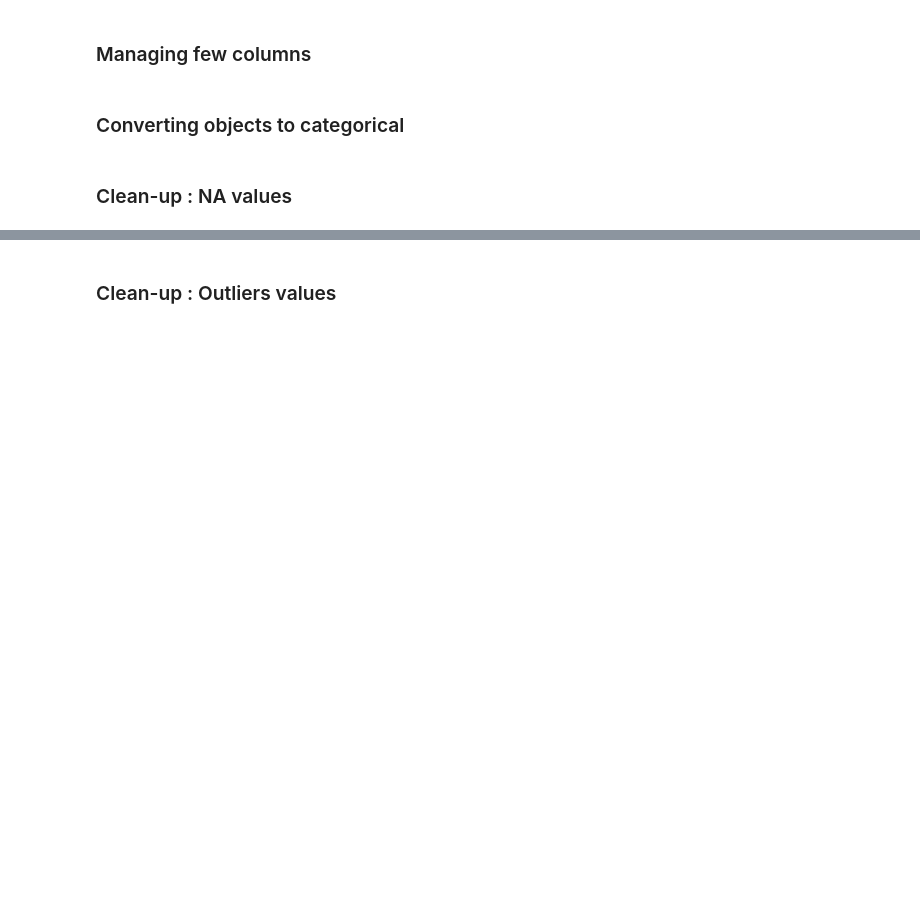
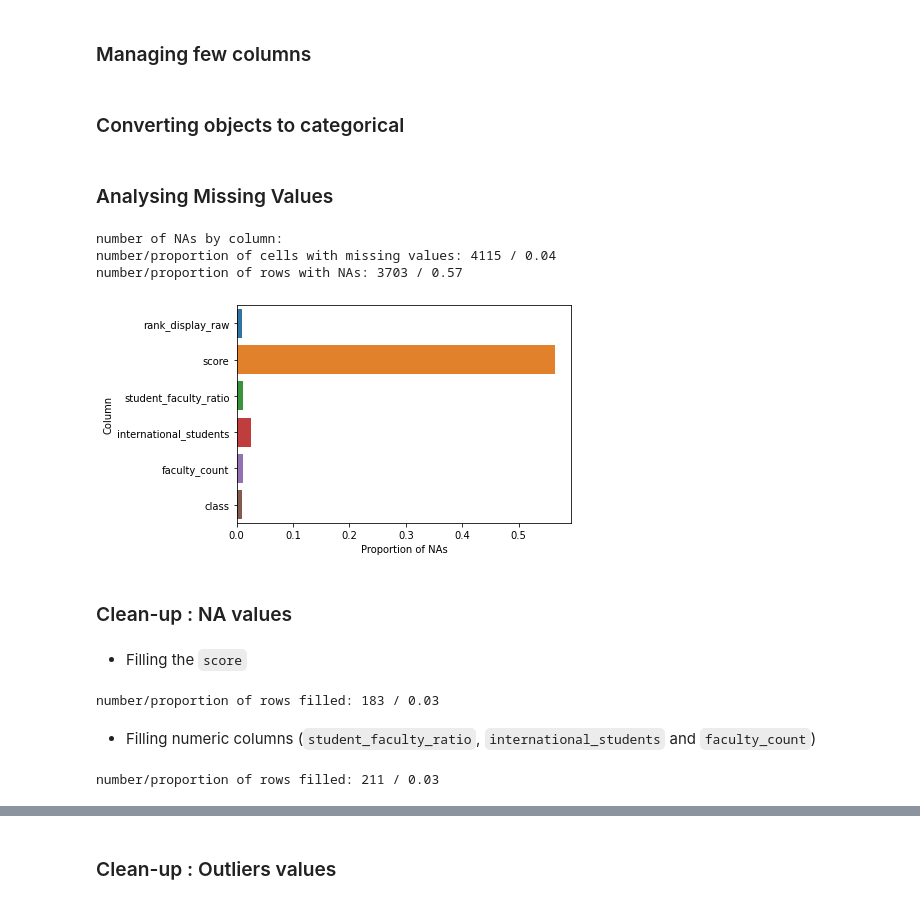
Before and after one commit to Gurleenp/IFT870, a Jupyter notebook: Projet/cleaning.ipynb, the cells around one changed output, grey strips where cells are left out. Cells and saved outputs as stored; diff of their text form; code cells hidden in the pictures; blank space fills up the shorter version.

```diff
--- a/Projet/cleaning.ipynb
+++ b/Projet/cleaning.ipynb
@@ -143,8 +122,39 @@ for col in data.columns:
         data[col] = data[col].str.lower()
         data[col] = data[col].astype('category')
         data[col] = data[col].cat.codes + 1
+# %% [markdown]
+### Analysing Missing Values
+# %%
+total_init_nas = data.isna().sum().sum()
+
+print("number of NAs by column: ")
+nas_by_cols = data.isna().sum()[data.isna().sum() > 0]
+nas_by_cols = pd.DataFrame({"Column": nas_by_cols.index, "Number of NAs": nas_by_cols})
+nas_by_cols["Proportion of NAs"] = nas_by_cols["Number of NAs"] / len(data)
+
+sns.barplot(
+    y="Column",
+    x="Proportion of NAs",
+    data=nas_by_cols
+)
+
+nb_missing_values = data.isna().sum().sum()
+prop_missing_values = nb_missing_values / (nb_missing_values + data.count().sum())
+print(f"number/proportion of cells with missing values: {nb_missing_values} / {prop_missing_values:0.2f}")
+
+
+nb_rows_with_na = data.isna().any(axis=1).sum()
+prop_rows_with_na = nb_rows_with_na / N_init
+print(f"number/proportion of rows with NAs: {nb_rows_with_na} / {prop_rows_with_na:0.2f}")
+# %% [output]
+number of NAs by column:
+number/proportion of cells with missing values: 4115 / 0.04
+number/proportion of rows with NAs: 3703 / 0.57
+[figure, added]
 # %% [markdown]
 ### Clean-up : NA values
+# %% [markdown]
+* Filling the `score`
 # %%
 def fill_score_if_possible():
     """
@@ -152,8 +162,6 @@ def fill_score_if_possible():
         - Group by ranks
         - Check for a value somewhere
         - Fill columns with the mean of the values found
-
-    from 3662 to 3533 NA
     """
 
     years = data["year"].unique()
@@ -177,9 +185,33 @@ def fill_score_if_possible():
                         "score"
                     ] = data_year_rank_scores.mean()
 
+
+init_nb_scores_na = data["score"].isna().sum()
 fill_score_if_possible()
+new_nb_scores_na = data["score"].isna().sum()
+
+nb_filled_scores = init_nb_scores_na - new_nb_scores_na
+prop_filled = nb_filled_scores / len(data)
+print(f"number/proportion of rows filled: {nb_filled_scores} / {prop_filled:0.2f}")
+# %% [output]
+number/proportion of rows filled: 183 / 0.03
+# %% [markdown]
+* Filling numeric columns (`student_faculty_ratio`, `international_students` and `faculty_count`)
 # %%
 # Filling some missing values with the median of the values from the same class
+def fill_with_median(columns_to_fill):
+    for col in columns_to_fill:
+        data[col] = data[col].fillna(data.groupby('class')[col].transform('median'))
+
+init_nb_numerics_na = data[["student_faculty_ratio", "international_students", "faculty_count"]].isna().sum().sum()
+
 columns_to_fill = ["student_faculty_ratio", "international_students", "faculty_count"]
-for col in columns_to_fill:
-    data[col] = data[col].fillna(data.groupby('class')[col].transform('median'))
+fill_with_median(columns_to_fill)
+
+new_nb_numerics_na = data[["student_faculty_ratio", "international_students", "faculty_count"]].isna().sum().sum()
+
+nb_filled_numerics = init_nb_numerics_na - new_nb_numerics_na
+prop_filled = nb_filled_scores / len(data)
+print(f"number/proportion of rows filled: {nb_filled_numerics} / {prop_filled:0.2f}")
+# %% [output]
+number/proportion of rows filled: 211 / 0.03
```
Also changed, not shown: parts of 15 cells of this notebook.
